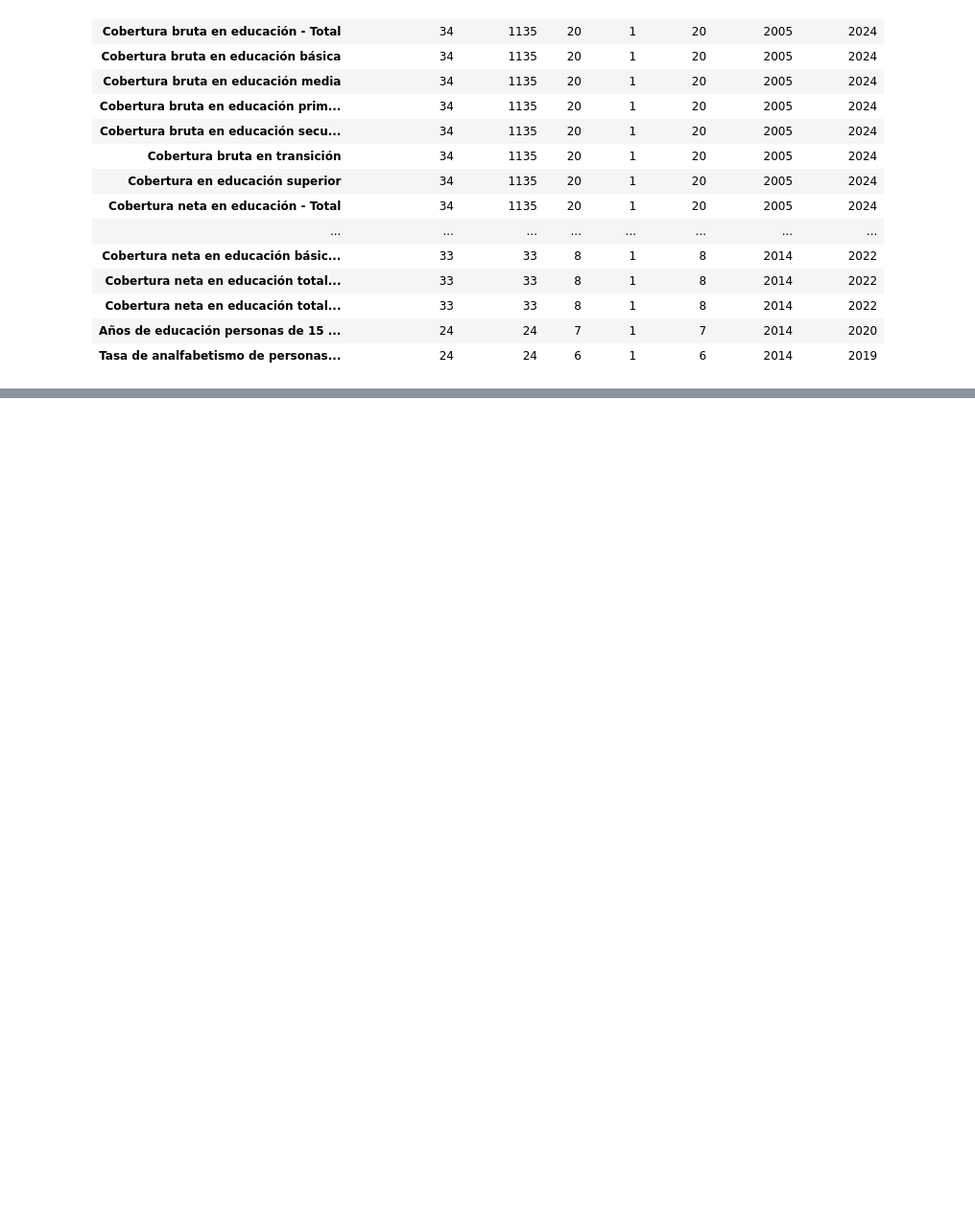
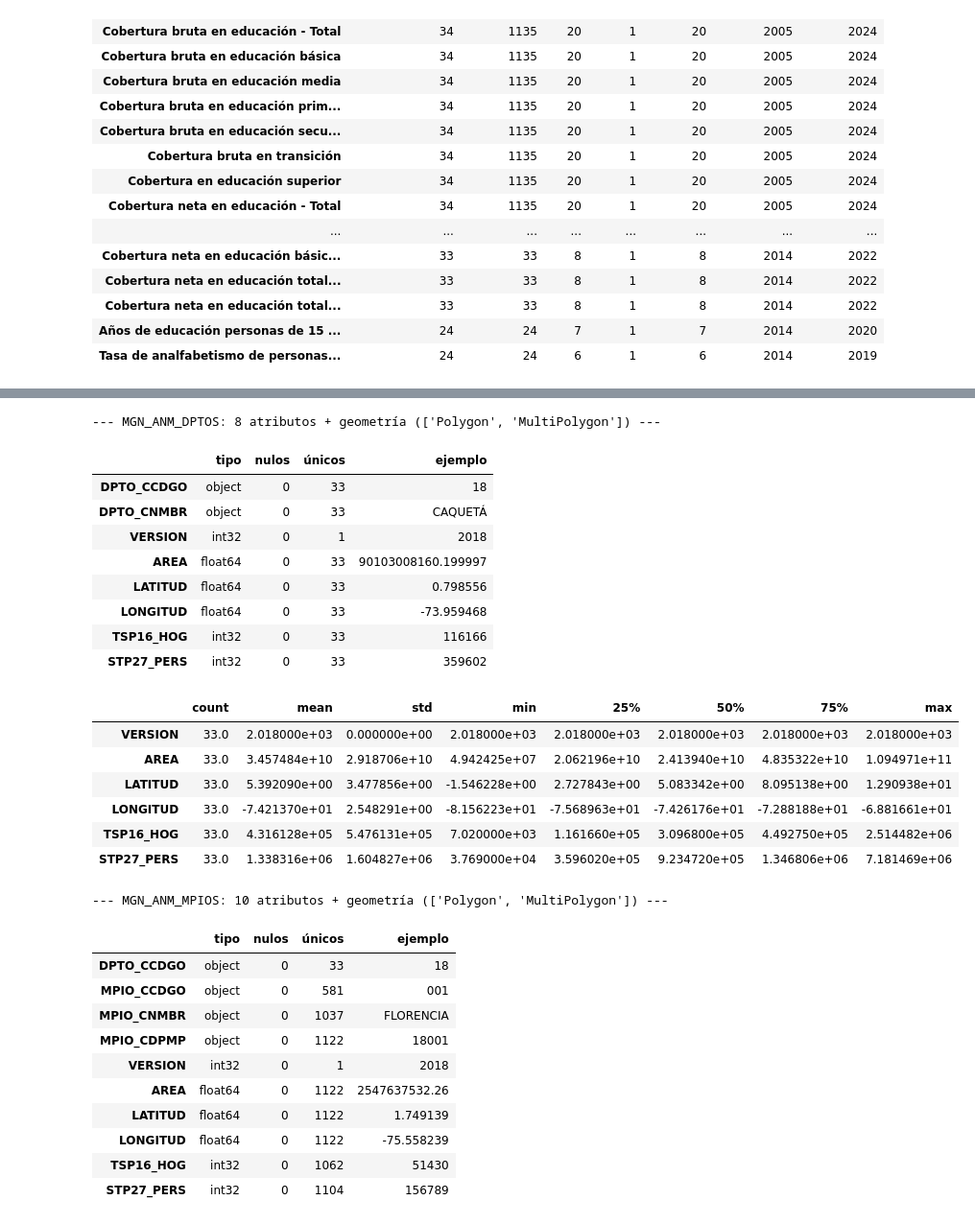
Before and after one commit to Klealp/L3, a Jupyter notebook: Analisis_preliminar.ipynb, the cells around one changed output, grey strips where cells are left out. Shown at 96% size. Drawn from its saved outputs; the diff is of its cells as text; code cells hidden in the pictures; blank space fills up the shorter version.

```diff
--- a/Analisis_preliminar.ipynb
+++ b/Analisis_preliminar.ipynb
@@ -250,0 +291,41 @@ cobertura
+# %%
+for nombre, gdf in [('MGN_ANM_DPTOS', dptos), ('MGN_ANM_MPIOS', mpios)]:
+    attrs = gdf.drop(columns='geometry')
+    print(f'--- {nombre}: {attrs.shape[1]} atributos + geometría ({gdf.geom_type.unique().tolist()}) ---')
+    display(pd.DataFrame({
+        'tipo': attrs.dtypes,
+        'nulos': attrs.isna().sum(),
+        'únicos': attrs.nunique(),
+        'ejemplo': attrs.iloc[0],
+    }))
+    display(attrs.describe().T)
+# %% [output]
+--- MGN_ANM_DPTOS: 8 atributos + geometría (['Polygon', 'MultiPolygon']) ---
+|  | tipo | nulos | únicos | ejemplo |
+| DPTO_CCDGO | object | 0 | 33 | 18 |
+| DPTO_CNMBR | object | 0 | 33 | CAQUETÁ |
+| VERSION | int32 | 0 | 1 | 2018 |
+| AREA | float64 | 0 | 33 | 90103008160.199997 |
+| LATITUD | float64 | 0 | 33 | 0.798556 |
+| LONGITUD | float64 | 0 | 33 | -73.959468 |
+| TSP16_HOG | int32 | 0 | 33 | 116166 |
+| STP27_PERS | int32 | 0 | 33 | 359602 |
+|  | count | mean | std | min | 25% | 50% | 75% | max |
+| VERSION | 33.0 | 2.018000e+03 | 0.000000e+00 | 2.018000e+03 | 2.018000e+03 | 2.018000e+03 | 2.018000e+03 | 2.018000e+03 |
+| AREA | 33.0 | 3.457484e+10 | 2.918706e+10 | 4.942425e+07 | 2.062196e+10 | 2.413940e+10 | 4.835322e+10 | 1.094971e+11 |
+| LATITUD | 33.0 | 5.392090e+00 | 3.477856e+00 | -1.546228e+00 | 2.727843e+00 | 5.083342e+00 | 8.095138e+00 | 1.290938e+01 |
+| LONGITUD | 33.0 | -7.421370e+01 | 2.548291e+00 | -8.156223e+01 | -7.568963e+01 | -7.426176e+01 | -7.288188e+01 | -6.881661e+01 |
+| TSP16_HOG | 33.0 | 4.316128e+05 | 5.476131e+05 | 7.020000e+03 | 1.161660e+05 | 3.096800e+05 | 4.492750e+05 | 2.514482e+06 |
+| STP27_PERS | 33.0 | 1.338316e+06 | 1.604827e+06 | 3.769000e+04 | 3.596020e+05 | 9.234720e+05 | 1.346806e+06 | 7.181469e+06 |
+--- MGN_ANM_MPIOS: 10 atributos + geometría (['Polygon', 'MultiPolygon']) ---
+|  | tipo | nulos | únicos | ejemplo |
+| DPTO_CCDGO | object | 0 | 33 | 18 |
+| MPIO_CCDGO | object | 0 | 581 | 001 |
+| MPIO_CNMBR | object | 0 | 1037 | FLORENCIA |
+| MPIO_CDPMP | object | 0 | 1122 | 18001 |
+| VERSION | int32 | 0 | 1 | 2018 |
+| AREA | float64 | 0 | 1122 | 2547637532.26 |
+| LATITUD | float64 | 0 | 1122 | 1.749139 |
+| LONGITUD | float64 | 0 | 1122 | -75.558239 |
+| TSP16_HOG | int32 | 0 | 1062 | 51430 |
+| STP27_PERS | int32 | 0 | 1104 | 156789 |
```
Also changed, not shown: parts of 7 cells of this notebook.
